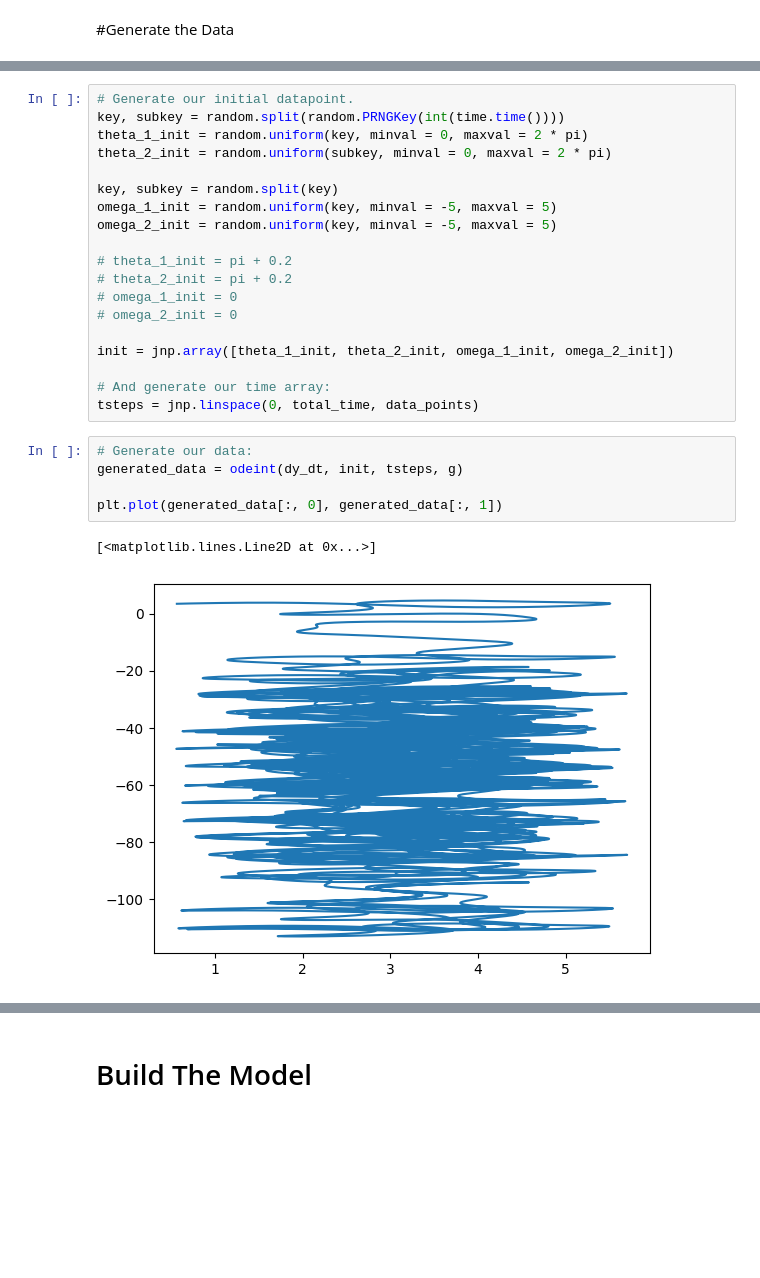
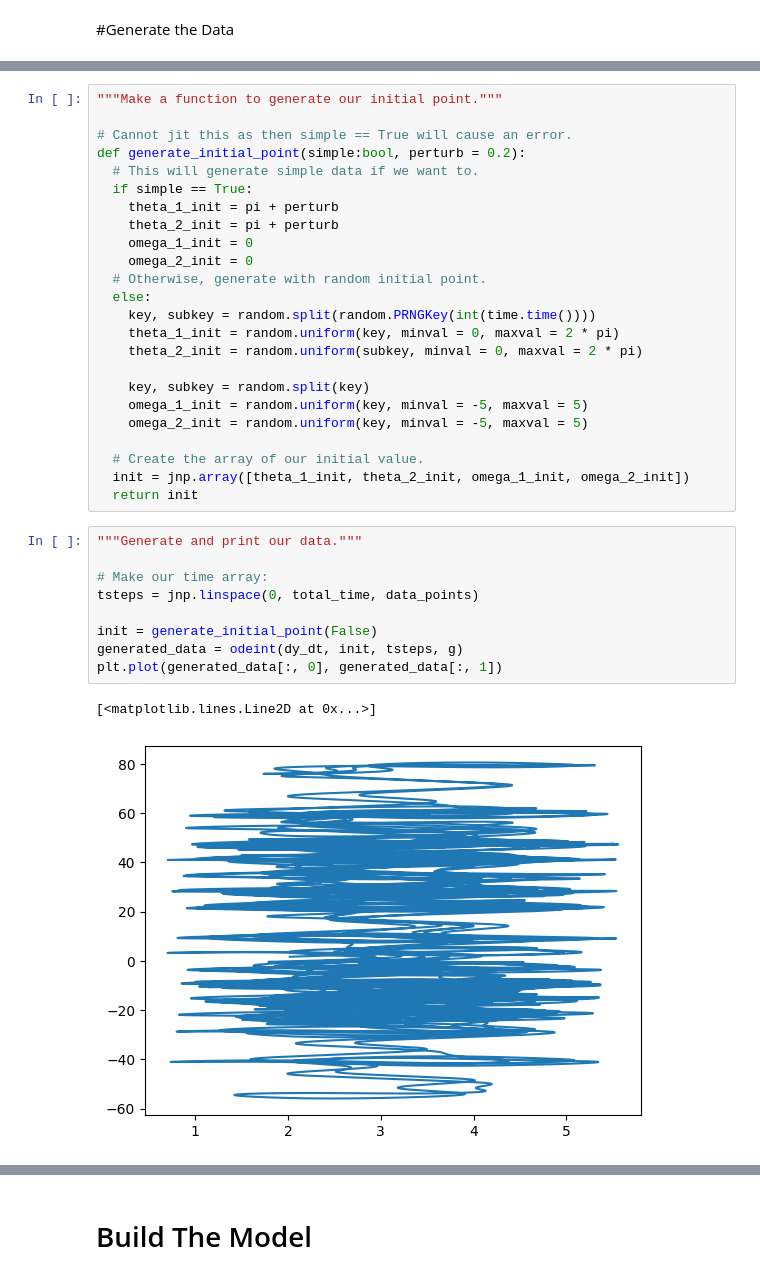
Before and after one commit to jakedorman64/internship, a Jupyter notebook: Double_Pendulum_NeuralODE.ipynb, the cells around one changed output, grey strips where cells are left out. Saved outputs shown, nothing was run; the diff lists cells and outputs as text; blank space fills up the shorter version.

```diff
--- a/Double_Pendulum_NeuralODE.ipynb
+++ b/Double_Pendulum_NeuralODE.ipynb
@@ -101,30 +97,39 @@ def dy_dt(y, t, g):
   dy_dt = jnp.array([dtheta1_dt, dtheta2_dt, domega1_dt, domega2_dt])
   return dy_dt
 # %%
-# Generate our initial datapoint.
-key, subkey = random.split(random.PRNGKey(int(time.time())))
-theta_1_init = random.uniform(key, minval = 0, maxval = 2 * pi)
-theta_2_init = random.uniform(subkey, minval = 0, maxval = 2 * pi)
+"""Make a function to generate our initial point."""
 
-key, subkey = random.split(key)
-omega_1_init = random.uniform(key, minval = -5, maxval = 5)
-omega_2_init = random.uniform(key, minval = -5, maxval = 5)
+# Cannot jit this as then simple == True will cause an error.
+def generate_initial_point(simple:bool, perturb = 0.2):
+  # This will generate simple data if we want to.
+  if simple == True:
+    theta_1_init = pi + perturb
+    theta_2_init = pi + perturb
+    omega_1_init = 0
+    omega_2_init = 0
+  # Otherwise, generate with random initial point.
+  else:
+    key, subkey = random.split(random.PRNGKey(int(time.time())))
+    theta_1_init = random.uniform(key, minval = 0, maxval = 2 * pi)
+    theta_2_init = random.uniform(subkey, minval = 0, maxval = 2 * pi)
 
-# theta_1_init = pi + 0.2
-# theta_2_init = pi + 0.2
-# omega_1_init = 0
-# omega_2_init = 0
+    key, subkey = random.split(key)
+    omega_1_init = random.uniform(key, minval = -5, maxval = 5)
+    omega_2_init = random.uniform(key, minval = -5, maxval = 5)
 
-init = jnp.array([theta_1_init, theta_2_init, omega_1_init, omega_2_init])
-
-# And generate our time array:
-tsteps = jnp.linspace(0, total_time, data_points)
+  # Create the array of our initial value.
+  init = jnp.array([theta_1_init, theta_2_init, omega_1_init, omega_2_init])
+  return init
 # %%
-# Generate our data:
+"""Generate and print our data."""
+
+# Make our time array:
+tsteps = jnp.linspace(0, total_time, data_points)
+
+init = generate_initial_point(False)
 generated_data = odeint(dy_dt, init, tsteps, g)
-
 plt.plot(generated_data[:, 0], generated_data[:, 1])
 # %% [output]
 [<matplotlib.lines.Line2D at 0x...>]
-[figure, old version]
+[figure, new version]
 # %%
```
Also changed, not shown: parts of 18 cells of this notebook.
